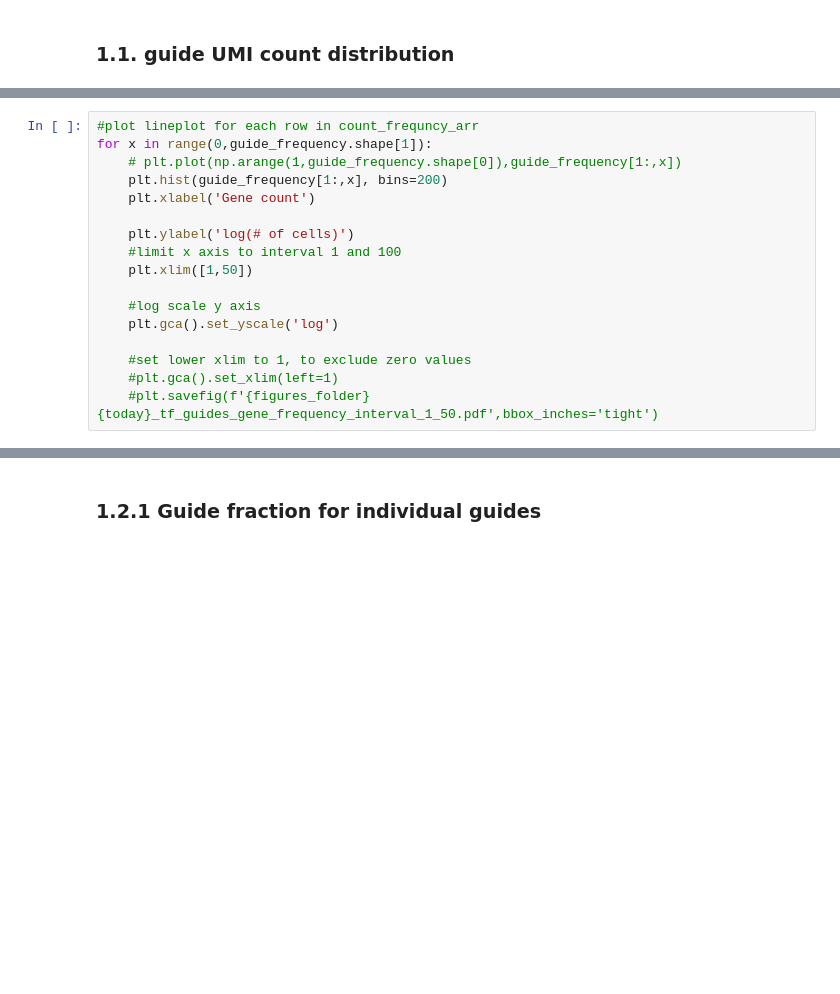
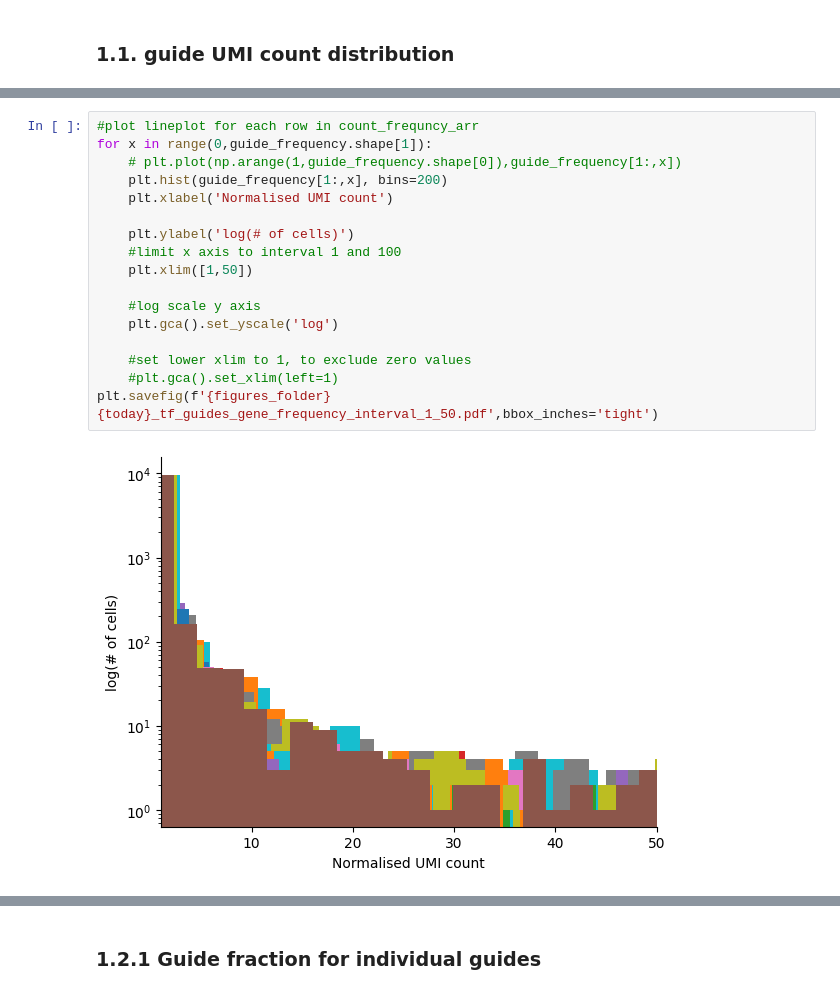
Before and after one commit to vitkl/cell2state_tf_activation, a Jupyter notebook: scripts/Kevin/20230116_crispra_scrna_guide_assignment.ipynb, the cells around one changed output, grey strips where cells are left out. Saved outputs shown, nothing was run; the diff lists cells and outputs as text; blank space fills up the shorter version.

```diff
--- a/scripts/Kevin/20230116_crispra_scrna_guide_assignment.ipynb
+++ b/scripts/Kevin/20230116_crispra_scrna_guide_assignment.ipynb
@@ -146,20 +165,22 @@ for x in range(0,guide_frequency.shape[1]):
 # %%
 #plot lineplot for each row in count_frequncy_arr
 for x in range(0,guide_frequency.shape[1]):
     # plt.plot(np.arange(1,guide_frequency.shape[0]),guide_frequency[1:,x])
     plt.hist(guide_frequency[1:,x], bins=200)
-    plt.xlabel('Gene count')
+    plt.xlabel('Normalised UMI count')
 
     plt.ylabel('log(# of cells)')
     #limit x axis to interval 1 and 100
     plt.xlim([1,50])
 
     #log scale y axis
     plt.gca().set_yscale('log')
 
     #set lower xlim to 1, to exclude zero values
     #plt.gca().set_xlim(left=1)
-    #plt.savefig(f'{figures_folder}{today}_tf_guides_gene_frequency_interval_1_50.pdf',bbox_inches='tight')
+plt.savefig(f'{figures_folder}{today}_tf_guides_gene_frequency_interval_1_50.pdf',bbox_inches='tight')
+# %% [output]
+[figure, added]
 # %%
 #plot lineplot for each row in count_frequncy_arr
 for x in range(0,guide_frequency.shape[1]):
```
Also changed, not shown: parts of 14 cells of this notebook, 4 other files.
